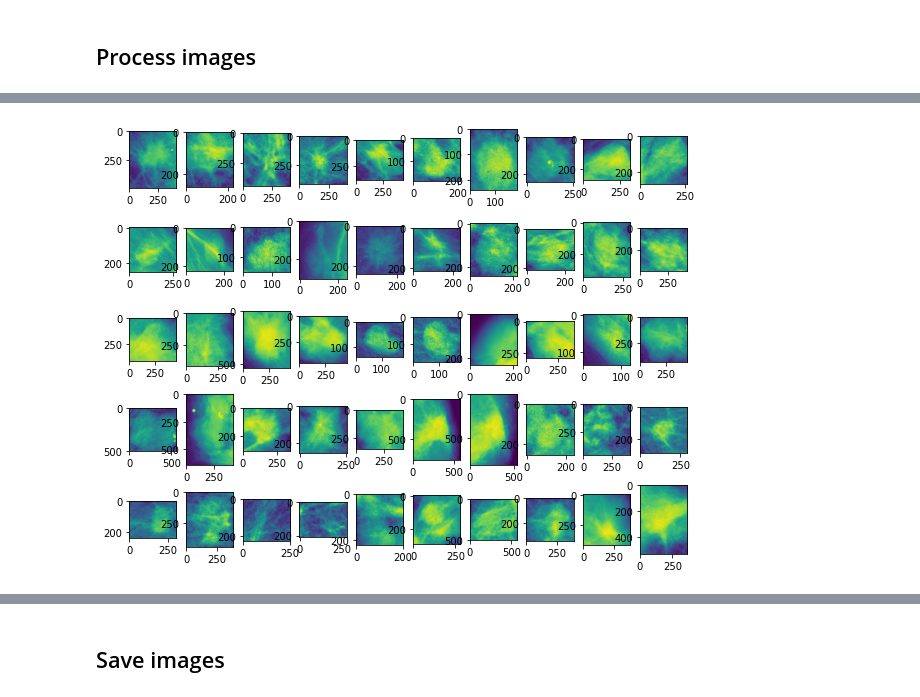
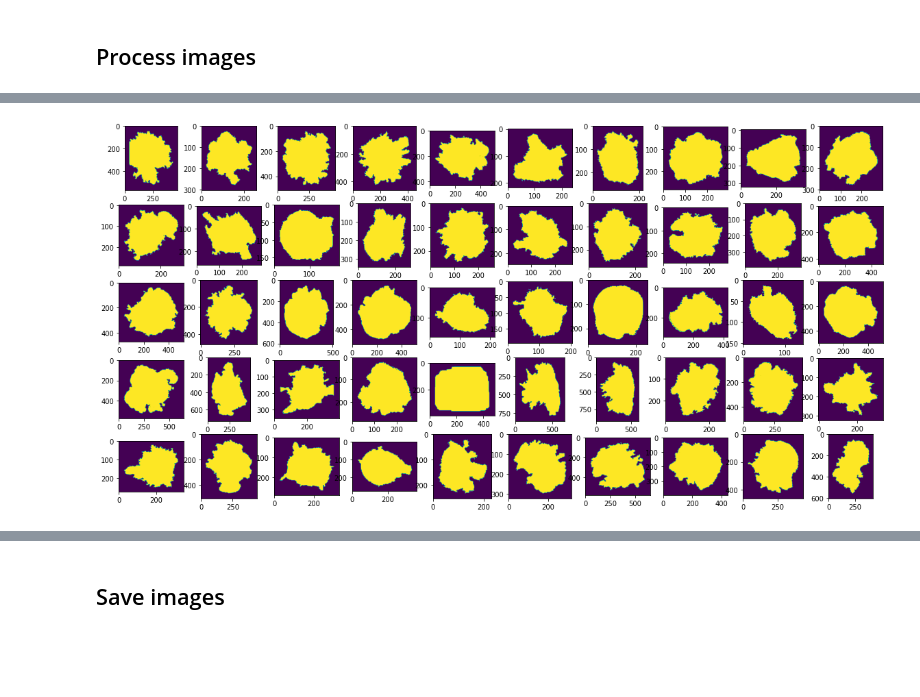
Before and after one commit to ecobost/dermosxai, a Jupyter notebook: notebooks/data_handling/process_DDSM.ipynb, the cells around one changed output, grey strips where cells are left out. Drawn from its saved outputs; the diff is of its cells as text; code cells hidden in the pictures; blank space fills up the shorter version.

```diff
--- a/notebooks/data_handling/process_DDSM.ipynb
+++ b/notebooks/data_handling/process_DDSM.ipynb
@@ -259,6 +245,6 @@ for bbox, image_path in zip(bboxes, df['image_path']):
-# %%
-fig, axes = plt.subplots(5, 10, figsize=(10, 8))
-for im, ax in zip(cropped_ims, axes.ravel()):
-    ax.imshow(im)
-# %% [output]
-[figure, removed]
+# %%
+fig, axes = plt.subplots(5, 10, figsize=(20, 10))
+for im, ax in zip(cropped_masks, axes.ravel()):
+    ax.imshow(im)
+# %% [output]
+[figure, added]
```
Also changed, not shown: parts of 8 cells of this notebook.
